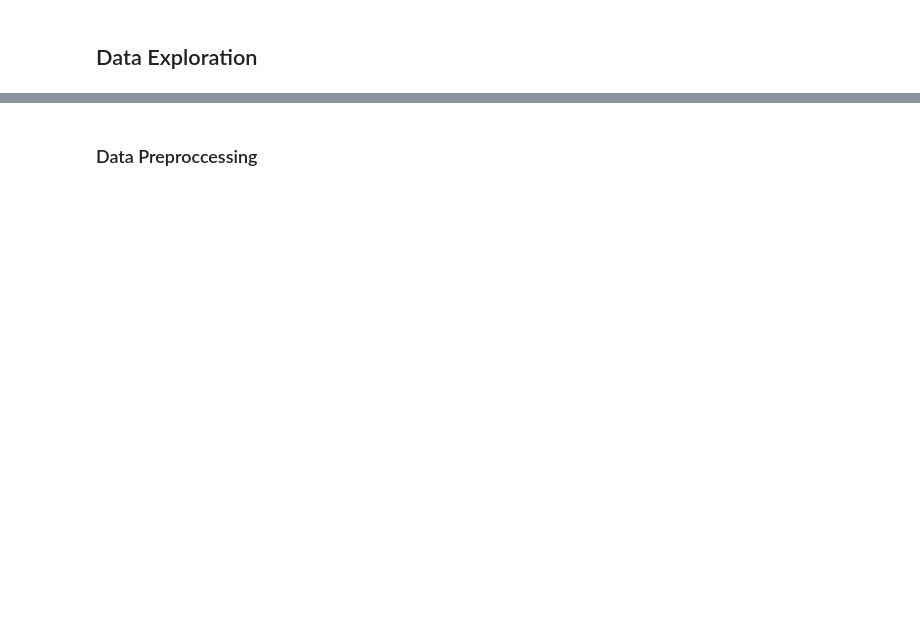
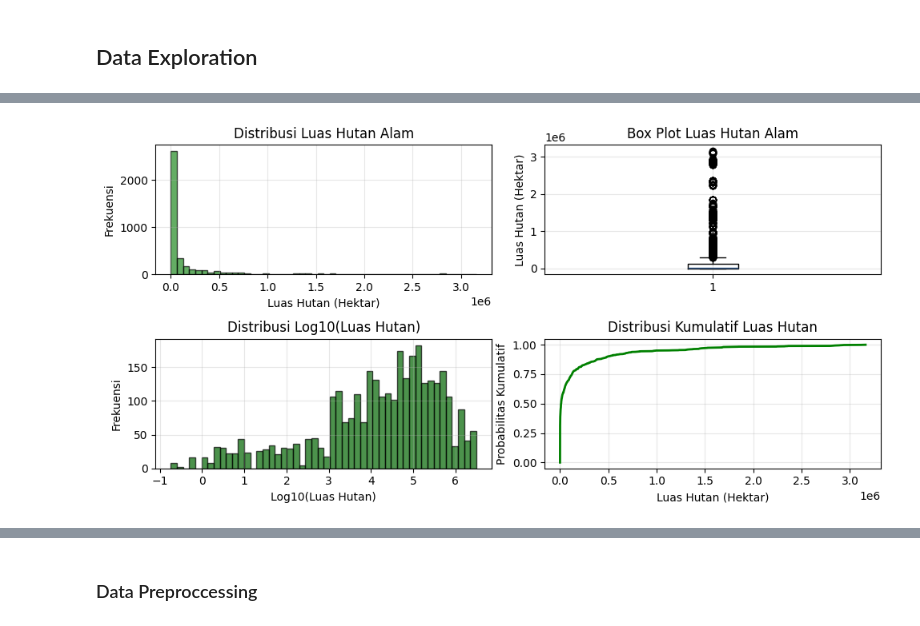
Before and after one commit to bintangfikrif/Unnamed-Final_Project, a Jupyter notebook: notebooks/main.ipynb, the cells around one changed output, grey strips where cells are left out. Cells and saved outputs as stored; diff of their text form; code cells hidden in the pictures; blank space fills up the shorter version.

```diff
--- a/notebooks/main.ipynb
+++ b/notebooks/main.ipynb
@@ -6,6 +6,7 @@
 import pandas as pd
 import numpy as np
 import matplotlib.pyplot as plt
+import geopandas as gpd
 import seaborn as sns
 from sklearn.model_selection import train_test_split
 from sklearn.preprocessing import StandardScaler, MinMaxScaler, LabelEncoder
@@ -13,15 +14,10 @@ from sklearn.impute import SimpleImputer
 from scipy import stats
 import warnings
 warnings.filterwarnings('ignore')
+
+
+plt.style.use('default')
+plt.rcParams['figure.figsize'] = (12, 8)
+sns.set_palette("viridis")
 # %% [markdown]
 ## Load Dataset
-# %%
-try:
-    df = pd.read_csv('spatial-metrics-indonesia-remaining_forest_kabupaten.csv')
-    display(df.head())
-except FileNotFoundError:
-    print("Error: File not found. Please ensure the file 'spatial-metrics-indonesia-remaining_forest_kabupaten.csv' exists in the current directory.")
-    df = None # Assign None to df in case of error
-except Exception as e:
-    print(f"An unexpected error occurred: {e}")
-    df = None
@@ -688,0 +339,76 @@ dtype: float64
+# %%
+        # Distribusi luas hutan
+        print(f"(a) Distribusi Luas Hutan Alam:")
+
+        fig, axes = plt.subplots(2, 2, figsize=(10, 5))
+
+        # Histogram
+        axes[0,0].hist(df[COL_FOREST_AREA], bins=50, alpha=0.7, color='forestgreen', edgecolor='black')
+        axes[0,0].set_title('Distribusi Luas Hutan Alam')
+        axes[0,0].set_xlabel('Luas Hutan (Hektar)')
+        axes[0,0].set_ylabel('Frekuensi')
+        axes[0,0].grid(True, alpha=0.3)
+
+        # Box plot
+        axes[0,1].boxplot(df[COL_FOREST_AREA].dropna(), vert=True)
+        axes[0,1].set_title('Box Plot Luas Hutan Alam')
+        axes[0,1].set_ylabel('Luas Hutan (Hektar)')
+        axes[0,1].grid(True, alpha=0.3)
+
+        # Log scale histogram (untuk handling skewness)
+        forest_positive = df[df[COL_FOREST_AREA] > 0][COL_FOREST_AREA]
+        if len(forest_positive) > 0:
+            axes[1,0].hist(np.log10(forest_positive), bins=50, alpha=0.7, color='darkgreen', edgecolor='black')
+            axes[1,0].set_title('Distribusi Log10(Luas Hutan)')
+            axes[1,0].set_xlabel('Log10(Luas Hutan)')
+            axes[1,0].set_ylabel('Frekuensi')
+            axes[1,0].grid(True, alpha=0.3)
+
+        # Cumulative distribution
+        sorted_forest = np.sort(df[COL_FOREST_AREA].dropna())
+        y_vals = np.arange(1, len(sorted_forest) + 1) / len(sorted_forest)
+        axes[1,1].plot(sorted_forest, y_vals, color='green', linewidth=2)
+        axes[1,1].set_title('Distribusi Kumulatif Luas Hutan')
+        axes[1,1].set_xlabel('Luas Hutan (Hektar)')
+        axes[1,1].set_ylabel('Probabilitas Kumulatif')
+        axes[1,1].grid(True, alpha=0.3)
+
+        plt.tight_layout()
+        plt.show()
+
+        # Statistik luas hutan
+        print(f"\nStatistik Luas Hutan Alam:")
+        print(f"• Mean: {df[COL_FOREST_AREA].mean():,.0f} hektar")
+        print(f"• Median: {df[COL_FOREST_AREA].median():,.0f} hektar")
+        print(f"• Std: {df[COL_FOREST_AREA].std():,.0f} hektar")
+        print(f"• Min: {df[COL_FOREST_AREA].min():,.0f} hektar")
+        print(f"• Max: {df[COL_FOREST_AREA].max():,.0f} hektar")
+        print(f"• Wilayah dengan hutan = 0: {(df[COL_FOREST_AREA] == 0).sum():,} ({((df[COL_FOREST_AREA] == 0).sum() / len(df) * 100):.1f}%)")
+
+        # Distribusi variabel lainnya
+        print(f"\n(b) Distribusi Variabel Lingkungan Lainnya:")
+
+        env_vars = [COL_BURNED, COL_DEFORESTATION, COL_FIRE_PEATLANDS]
+        fig, axes = plt.subplots(1, 3, figsize=(14, 5))
+
+        for i, var in enumerate(env_vars):
+            axes[i].hist(df[var], bins=30, alpha=0.7, color=['orange', 'red', 'brown'][i], edgecolor='black')
+            axes[i].set_title(f'Distribusi {var.replace("_", " ").title()}')
+            axes[i].set_xlabel('Luas (Hektar)')
+            axes[i].set_ylabel('Frekuensi')
+            axes[i].grid(True, alpha=0.3)
+
+            # Statistik ringkas
+            mean_val = df[var].mean()
+            median_val = df[var].median()
+            zero_count = (df[var] == 0).sum()
+            zero_pct = (zero_count / len(df)) * 100
+
+            print(f"\n{var.replace('_', ' ').title()}:")
+            print(f"  • Mean: {mean_val:,.0f} hektar")
+            print(f"  • Median: {median_val:,.0f} hektar")
+            print(f"  • Nilai = 0: {zero_count:,} ({zero_pct:.1f}%)")
+
+        plt.tight_layout()
+        plt.show()
+# %% [output]
@@ -688,0 +416 @@ dtype: float64
+[figure, added]
```
Also changed, not shown: parts of 23 cells of this notebook.
